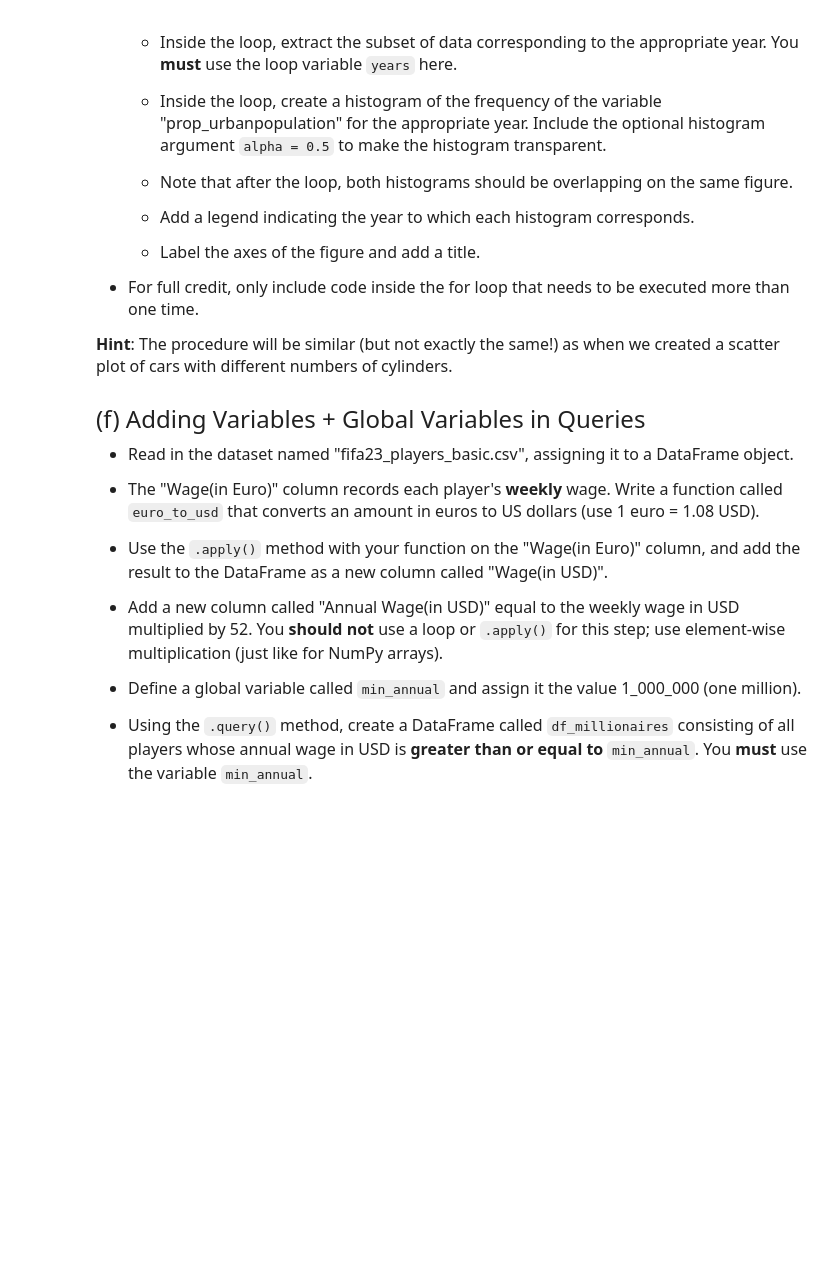
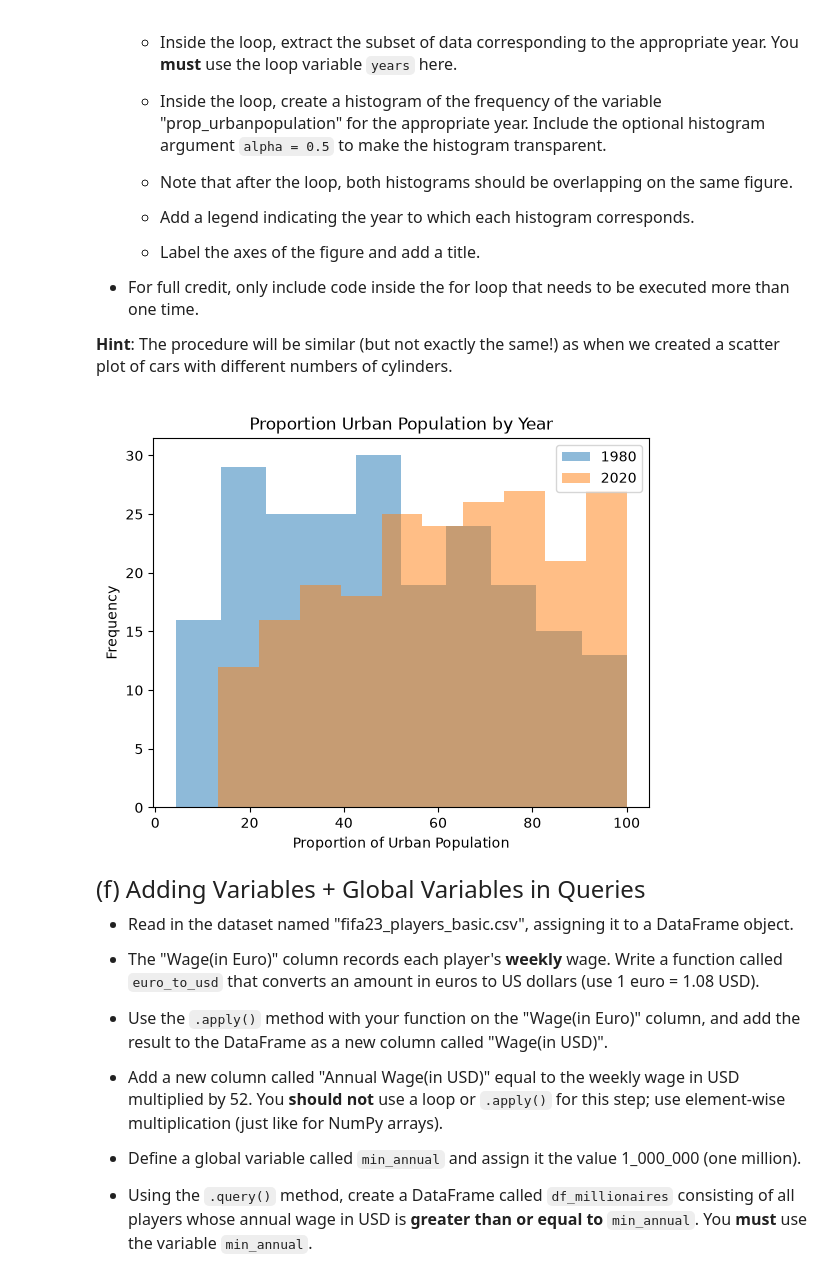
Before and after one commit to Gabe3741/datasci185fall2026, a Jupyter notebook: _assignments/assignment_07/Assignment7.ipynb, the cells around one changed output. Cells and saved outputs as stored; diff of their text form; code cells hidden in the pictures; blank space fills up the shorter version.

```diff
--- a/_assignments/assignment_07/Assignment7.ipynb
+++ b/_assignments/assignment_07/Assignment7.ipynb
@@ -136,3 +232,21 @@ import matplotlib.pyplot as plt
+# %%
+# Write your answer here:
+
+wdiE = pd.read_csv("/Users/gabrielhall/Downloads/DSCI185/datasci185fall2026/_assignments/assignment_07/data/wdi_urban.csv")
+
+unique_years = pd.unique(wdiE["year"])
+
+for years in unique_years:
+    store = wdiE.query("year == @years")
+    plt.hist(store["prop_urbanpopulation"],alpha = .5)
+
+plt.xlabel("Proportion of Urban Population")
+plt.ylabel("Frequency")
+plt.title("Proportion Urban Population by Year")
+plt.legend(unique_years)
+plt.show()
+# %% [output]
+[figure, added]
 # %% [markdown]
 <font size = "5">
 
```
Also changed, not shown: parts of 14 cells of this notebook, 3 other files.
